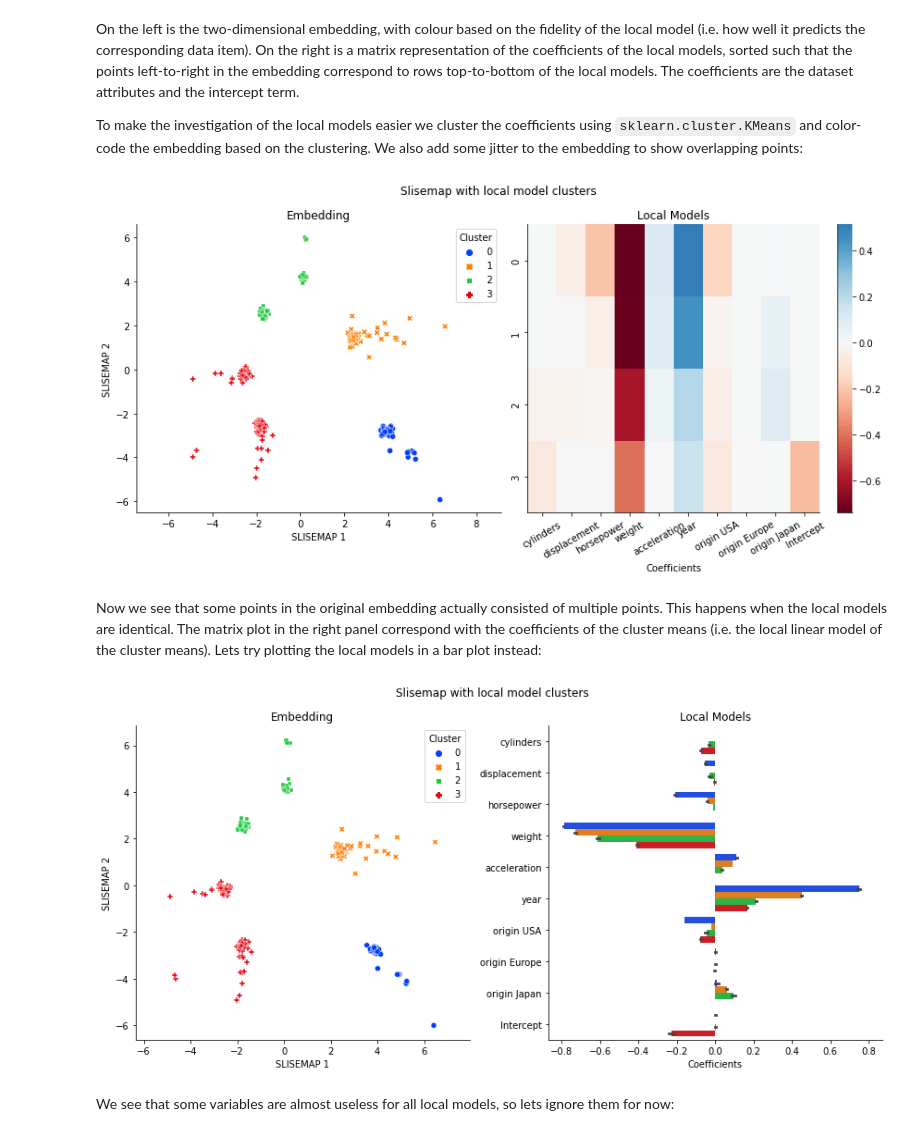
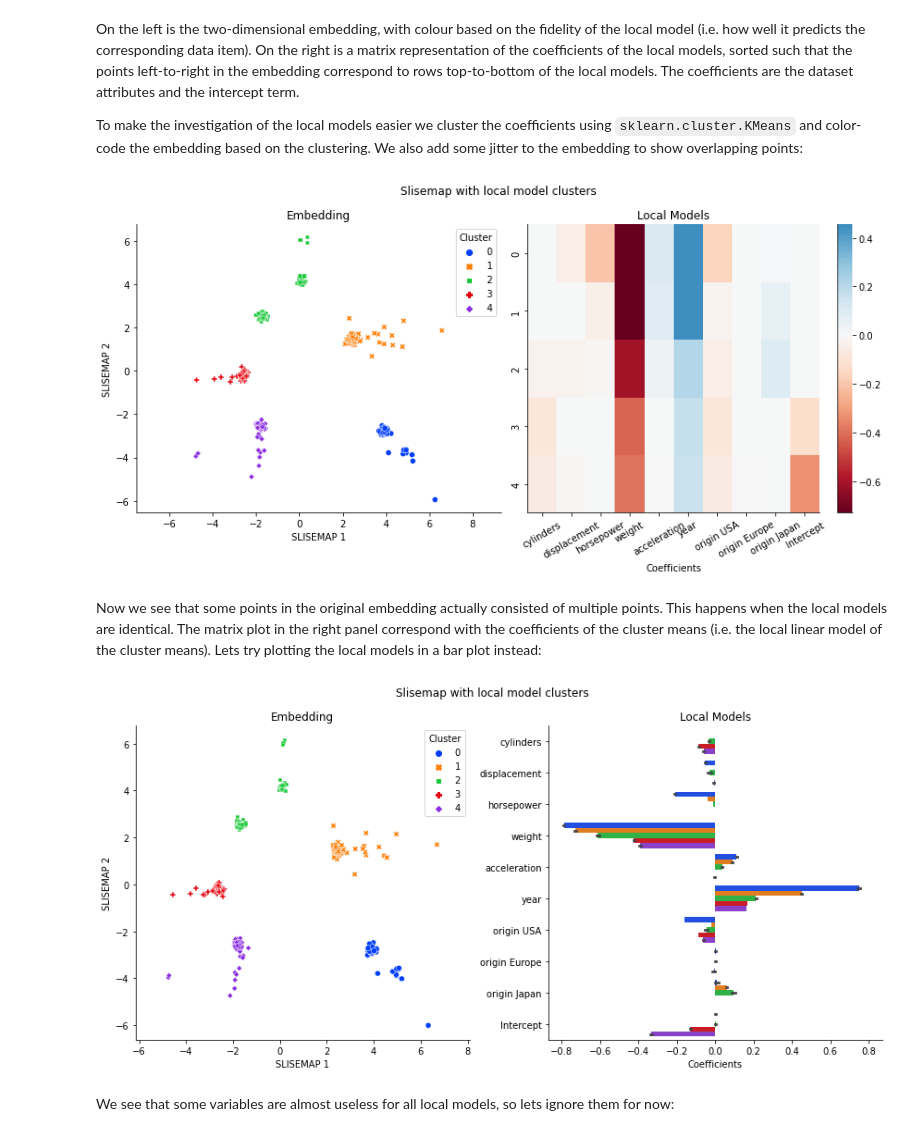
Before and after one commit to edahelsinki/slisemap, a Jupyter notebook: examples/01_regression_example_autompg.ipynb, the cells around one changed output. Saved outputs shown, nothing was run; the diff lists cells and outputs as text; code cells hidden in the pictures.

```diff
--- a/examples/01_regression_example_autompg.ipynb
+++ b/examples/01_regression_example_autompg.ipynb
@@ -34,12 +34,13 @@ These are the objectives of this notebook:
 
 To reduce execution times, we provide dumps of pretrained Slisemap models. If you want to train them yourself instead, please comment out the following lines and remove the `cache` directory in this `examples` folder.
 # %%
-for cached in ["sm-01.sm"]:
-    path = Path("cache") / cached
+SM_CACHE_PATH = Path("cache") / "01_regression_example_autompg.sm"
+
+for path in [SM_CACHE_PATH]:
     path.parent.mkdir(exist_ok=True, parents=True)
     if not path.exists():
         urlretrieve(
-            f"https://raw.githubusercontent.com/edahelsinki/slisemap/data/examples/cache/{cached}",
+            f"https://raw.githubusercontent.com/edahelsinki/slisemap/data/examples/cache/{path.name}",
             path,
         )
 # %% [markdown]
@@ -138,19 +139,15 @@ When a user creates a new Slisemap object, they have various options available.
 
 Next we will create a Slisemap object and optimise the solution. Since this example takes a few minutes to optimise, we instead load a precalculated Slisemap object from disk.
 # %%
-path = Path("cache") / "sm-01.sm"
-path.parent.mkdir(exist_ok=True, parents=True)
-
-if Path(path).exists():
-    sm = Slisemap.load(path)
-else:
+if not SM_CACHE_PATH.exists():
     # Create a Slisemap object with lasso regularisation
     sm = Slisemap(X, y2, lasso=0.01, random_state=42)
     # Optimise the solution
     %time sm.optimise()
 
-    sm.cpu()
-    sm.save(path)
+    sm.save(SM_CACHE_PATH)
+else:
+    sm = Slisemap.load(SM_CACHE_PATH, device="cpu")
 
 print(f"Loss: {sm.value()}")
 # %% [output]
@@ -182,15 +179,15 @@ On the left is the two-dimensional embedding, with colour based on the fidelity
 
 To make the investigation of the local models easier we cluster the coefficients using `sklearn.cluster.KMeans` and color-code the embedding based on the clustering. We also add some jitter to the embedding to show overlapping points:
 # %%
-clusters = 4
+clusters = 5
 sm.plot(
     title="Slisemap with local model clusters",
     clusters=clusters,
     jitter=0.1,
     variables=names,
 )
 # %% [output]
-[figure, old version]
+[figure, new version]
 # %% [markdown]
 Now we see that some points in the original embedding actually consisted of multiple points. This happens when the local models are identical. The matrix plot in the right panel correspond with the coefficients of the cluster means (i.e. the local linear model of the cluster means). Lets try plotting the local models in a bar plot instead:
 # %%
@@ -202,7 +199,7 @@ sm.plot(
     variables=names,
 )
 # %% [output]
-[figure, old version]
+[figure, new version]
 # %% [markdown]
 We see that some variables are almost useless for all local models, so lets ignore them for now:
 # %%
```
Also changed, not shown: parts of 5 cells of this notebook, 1 other file.
